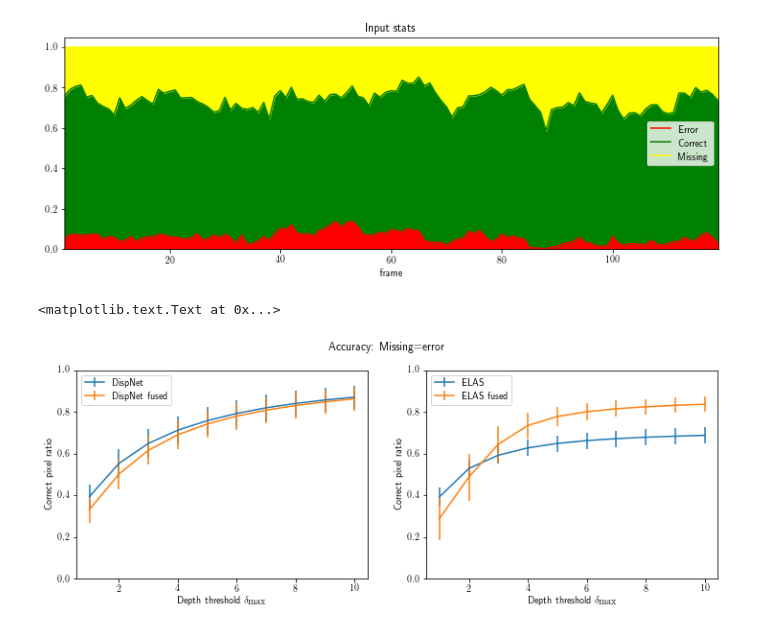
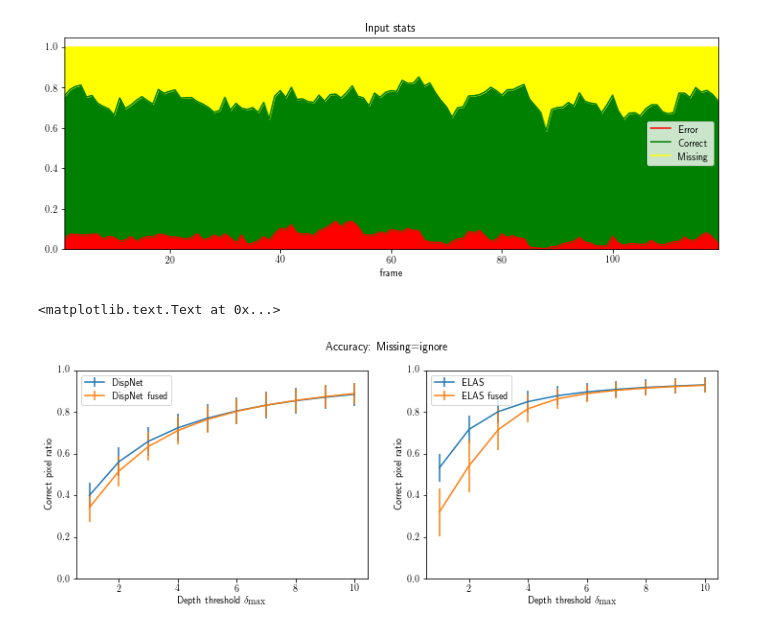
Before and after one commit to AndreiBarsan/DynSLAM, a Jupyter notebook: notebooks/DepthAnalysis.ipynb, the cells around one changed output. Cells and saved outputs as stored; diff of their text form; code cells hidden in the pictures.

```diff
--- a/notebooks/DepthAnalysis.ipynb
+++ b/notebooks/DepthAnalysis.ipynb
@@ -107,7 +107,7 @@ def stats_for_delta(dframe, name, delta, include_missing):
 
     return accuracy.mean(), accuracy.std()
 
-missing_are_errors = True
+missing_are_errors = False
 for i in delta_maxes:
     fus_acc_mean, fus_acc_std = stats_for_delta(frame_dn, 'fusion', i, missing_are_errors)
     fus_acc_mean_e, fus_acc_std_e = stats_for_delta(frame_elas, 'fusion', i, missing_are_errors)
@@ -117,31 +117,31 @@ for i in delta_maxes:
     accs_fusion_stds_e.append(fus_acc_std_e)
 
     in_acc_mean, in_acc_std = stats_for_delta(frame_dn, 'input', i, missing_are_errors)
     in_acc_mean_e, in_acc_std_e = stats_for_delta(frame_elas, 'input', i, missing_are_errors)
     accs_input.append(in_acc_mean)
     accs_input_stds.append(in_acc_std)
     accs_input_e.append(in_acc_mean_e)
     accs_input_stds_e.append(in_acc_std_e)
 
 # TODO look for best practices for mpl figures and use them
 plt.subplot(121)
 plt.errorbar(delta_maxes, accs_input, accs_input_stds, label='DispNet')
 plt.errorbar(delta_maxes, accs_fusion, accs_fusion_stds, label='DispNet fused')
 plt.xlabel(r"Depth threshold $\delta_{\textrm{max}}$")
 plt.ylabel(r"Correct pixel ratio")
 plt.ylim([0, 1])
 plt.legend()
 
 
 plt.subplot(122)
 plt.errorbar(delta_maxes, accs_input_e, accs_input_stds_e, label='ELAS')
 plt.errorbar(delta_maxes, accs_fusion_e, accs_fusion_stds_e, label='ELAS fused')
 plt.xlabel(r"Depth threshold $\delta_{\textrm{max}}$")
 plt.ylabel(r"Correct pixel ratio")
 plt.ylim([0, 1])
 plt.legend()
 
 plt.suptitle("Accuracy: {}".format("Missing=error" if missing_are_errors else "Missing=ignore" ))
 # %% [output]
 <matplotlib.text.Text at 0x...>
-[figure, old version]
+[figure, new version]
```
Also changed, not shown: parts of 2 cells of this notebook.
